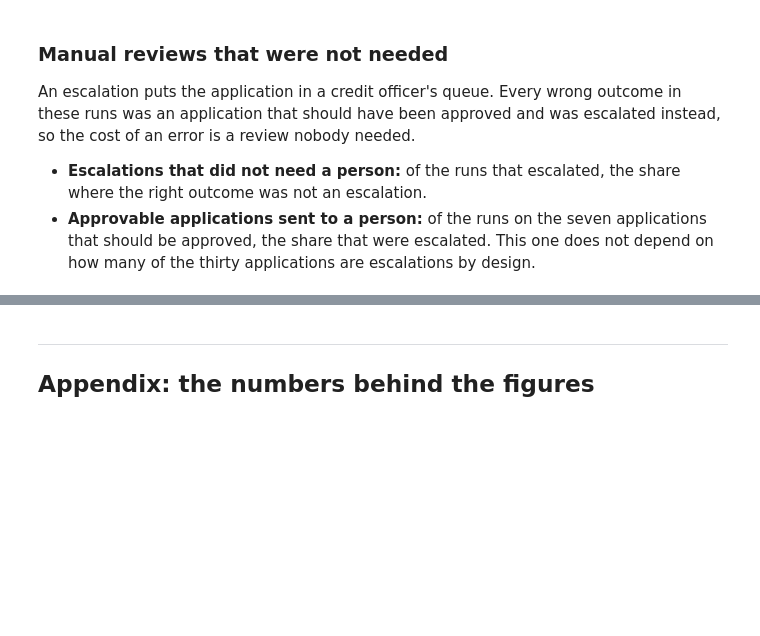
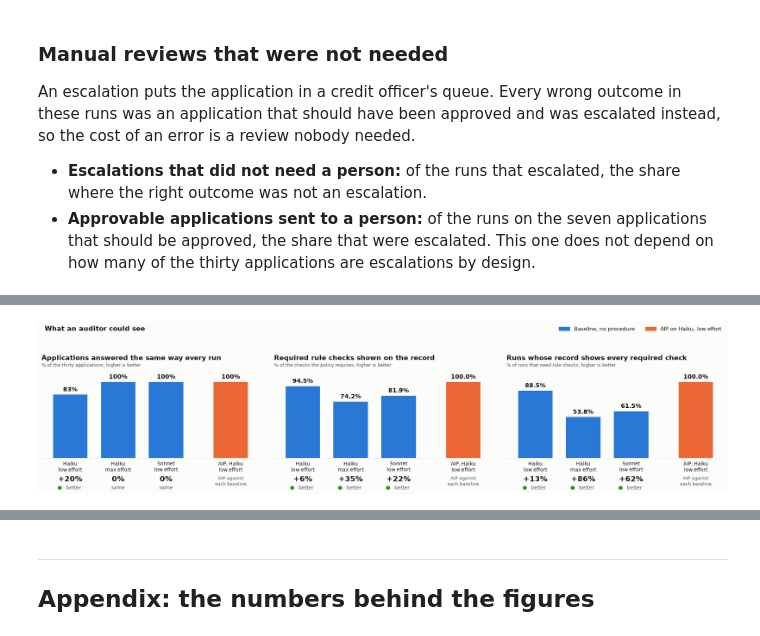
Before and after one commit to zach-blumenfeld/graph-memory-system-one-demo, a Jupyter notebook: loan-bench-aip-demo/analysis.ipynb, the cells around one changed output, grey strips where cells are left out. Cells and saved outputs as stored; diff of their text form; code cells hidden in the pictures; blank space fills up the shorter version.

Commit message:
Loan benchmark: keep aip's run files, and measure consistency and the checks each record shows
Co-Authored-By: Claude Fable 5.2 <noreply@anthropic.com>

```diff
--- a/loan-bench-aip-demo/analysis.ipynb
+++ b/loan-bench-aip-demo/analysis.ipynb
@@ -58,6 +58,29 @@ def items(answer):
     return frozenset(str(r).strip() for r in answer.get("failed_rules", [])) | frozenset(
         "missing: " + score.norm(m) for m in answer.get("missing", []))
 
+# aip's own run files, kept since 23 November: a repeat of the AIP runs on Haiku at low effort, same applications and repeats.
+RUN_FILES = {("Haiku low", "AIP"): RESULTS / "tiers-aip-mcp-20261123-121717" / "runs" / "aip-mcp-haiku-low"}
+
+def checks_needed(application):
+    """The rule checks the policy requires for an application: none for a return, the hard rules for a decline, all twelve otherwise."""
+    outcome = EXPECTED[application]["outcome"]
+    return set() if outcome == "return" else set(RULES[:7]) if outcome == "decline" else set(RULES)
+
+def checks_shown(group, arm, record, answer):
+    """The rules a run's record shows a result for. With AIP the record is the run file: the form check's result for each
+    hard rule and one decision for each judgment rule. Without it the record is the answer, and naming the rule is enough."""
+    folder = RUN_FILES.get((group, arm))
+    if folder is None:
+        return {rule for rule in RULES if re.search(rf"\b{rule}\b", json.dumps(answer))} if arm == "Baseline" else None
+    path = folder / f"{record['application']}.r{record['repeat']}.aip-runs.json"
+    shown = set()
+    for entry in json.loads(path.read_text())[-1]["run"]["history"]:
+        result = entry.get("result") or {}
+        shown |= {check["rule"] for check in result.get("hard_rule_results", []) if "passed" in check}
+        if entry["kind"] == "Decide" and result.get("holds") is not None:
+            shown |= set(re.findall(r"\bJ[1-5]\b", json.dumps(entry.get("input"))))
+    return shown
+
 def load():
     rows = []
     for group, arm, folder, cell in RUNS:
@@ -69,6 +92,8 @@ def load():
             answer = (record.get("claude") or {}).get("structured_output") or {}
             want, said = items(EXPECTED[row["application"]]), items(answer)
             row.update(said=said, hits=len(said & want), extra=len(said - want), missed=len(want - said))
+            needed, shown = checks_needed(row["application"]), checks_shown(group, arm, record, answer)
+            row.update(checks_needed=len(needed), checks_shown=np.nan if shown is None else len(needed & shown))
             row.update(group=group, arm=arm, model=record["model"],
                        cost_exact=(record.get("claude") or {}).get("total_cost_usd") or 0.0,   # score.py rounds to 4 places
                        customer_text=answer.get("customer_message", ""), officer_text=answer.get("officer_message", ""))
@@ -296,6 +321,19 @@ def needless_reviews(part):
     clean = part[part.expected == "approve"]
     return (clean.got == "escalate").mean() * 100 if len(clean) else 0.0
 
+def same_every_run(part):
+    """The share of applications that got one answer (outcome, rules and missing items) from every run."""
+    answers = part.groupby("application").apply(lambda mine: len({(got, tuple(sorted(said))) for got, said in zip(mine.got, mine.said)}), include_groups=False)
+    return (answers == 1).mean() * 100
+
+def record_complete(part):
+    """Of the runs whose application needs rule checks, the share whose record shows every one."""
+    need = part[part.checks_needed > 0]
+    return (need.checks_shown == need.checks_needed).mean() * 100
+
+def checks_on_record(part):
+    return part.checks_shown.sum() / part.checks_needed.sum() * 100
+
 tenth = lambda v: f"{v:.1f}%"
 VARIANTS.update(precision=("Precision of the rules and missing lists", "% of the items named that were right, higher is better", precision, tenth, True),
                 recall=("Recall of the rules and missing lists", "% of the right items that were named, higher is better", recall, tenth, True),
@@ -303,6 +341,9 @@ VARIANTS.update(precision=("Precision of the rules and missing lists", "% of the
 VARIANTS.update(false_escalations=("Escalations that did not need a person", "% of the escalations made, lower is better", false_escalations, tenth, False),
                 needless_reviews=("Approvable applications sent to a person", "% of runs on applications that should be approved, lower is better",
                                   needless_reviews, tenth, False))
+VARIANTS.update(same_every_run=("Applications answered the same way every run", "% of the thirty applications, higher is better", same_every_run, percent, True),
+                checks_on_record=("Required rule checks shown on the record", "% of the checks the policy requires, higher is better", checks_on_record, tenth, True),
+                record_complete=("Runs whose record shows every required check", "% of runs that need rule checks, higher is better", record_complete, tenth, True))
 AGAINST = dict(VARIANTS, cost=("Cost per 1,000 runs", "dollars, lower is better", lambda part: part.cost_exact.mean() * 1000, lambda v: f"${v:,.2f}", False))
 
 def against_figure(keys, title, name, columns=3, aip="Haiku low", show=True):
@@ -521,0 +576,4 @@ display(pd.DataFrame(counts).T)
+# %%
+against_figure(["same_every_run", "checks_on_record", "record_complete"], "What an auditor could see", "audit.png")
+# %% [output]
+[figure, added]
```
Also changed, not shown: parts of 3 cells of this notebook, 3 other files.
